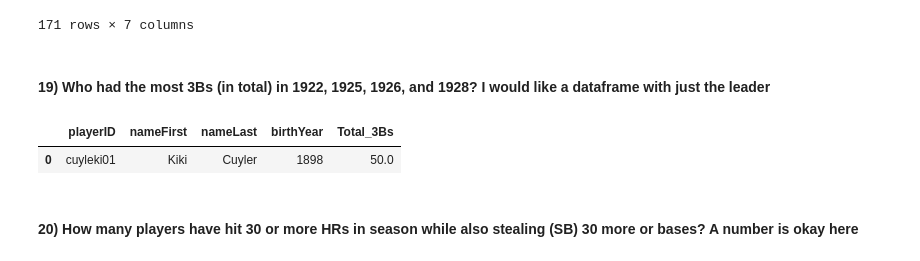
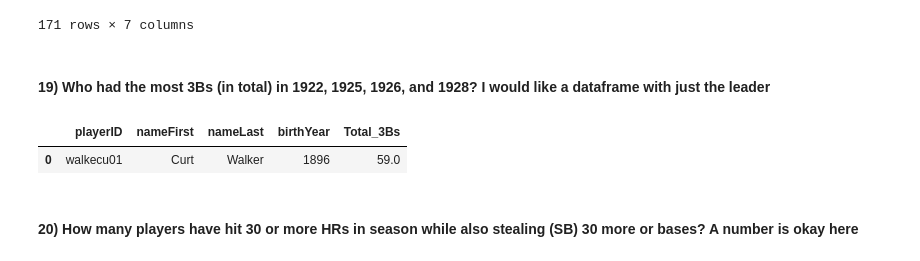
Before and after one commit to Yrzxiong/data-analysis-for-2016-baseball-games, a Jupyter notebook: assignment 1.ipynb, the cells around one changed output. Drawn from its saved outputs; the diff is of its cells as text; code cells hidden in the pictures.

```diff
--- a/assignment 1.ipynb
+++ b/assignment 1.ipynb
@@ -206,3 +205,11 @@ pd.merge(playerInfo,g).sort_values('yearID')
 | 7 | musiast01 | Stan | Musial | 1920 | 207.0 | 1949.0 |
 # %% [markdown]
 #### 13)	Who led MLB with the most hits the most times?  And how many times?  (Dataframe, Number)
+# %%
+g = pd.DataFrame({'playerID' : []})
+for i in set(df['yearID']):
+    g1 = g_SumSeason[g_SumSeason['yearID']==i]
+    g=g.append(g1[g1['H']==max(g1['H'])][['playerID','yearID','H']])
+g = g.groupby('playerID',as_index = False).count()[['playerID','H']]
+g.columns = ['playerID','Times_of_most_Hits']
+g.sort_values('Times_of_most_Hits')[-1:]
@@ -276,14 +286,14 @@ pd.merge(playerInfo,g).sort_values('OBP',ascending = False)
 #### 19) Who had the most 3Bs (in total) in 1922, 1925, 1926, and 1928?  I would like a dataframe with just the leader
 # %%
 g = pd.DataFrame({'playerID' : []})
-for i in [1992,1925,1926,1928]:
+for i in [1922,1925,1926,1928]:
     g = g.append(g_SumSeason[g_SumSeason['yearID'] ==i][['playerID','3B']])
 g = g.groupby('playerID',as_index = False).sum()
 g.columns= ['playerID','Total_3Bs']
 pd.merge(playerInfo,g[g['Total_3Bs']==max(g['Total_3Bs'])])
 # %% [output]
 |  | playerID | nameFirst | nameLast | birthYear | Total_3Bs |
-| 0 | cuyleki01 | Kiki | Cuyler | 1898 | 50.0 |
+| 0 | walkecu01 | Curt | Walker | 1896 | 59.0 |
 # %% [markdown]
 #### 20) How many players have hit 30 or more HRs in season while also stealing (SB) 30 more or bases?  A number is okay here
 # %%
```
Also changed, not shown: parts of 6 cells of this notebook.
